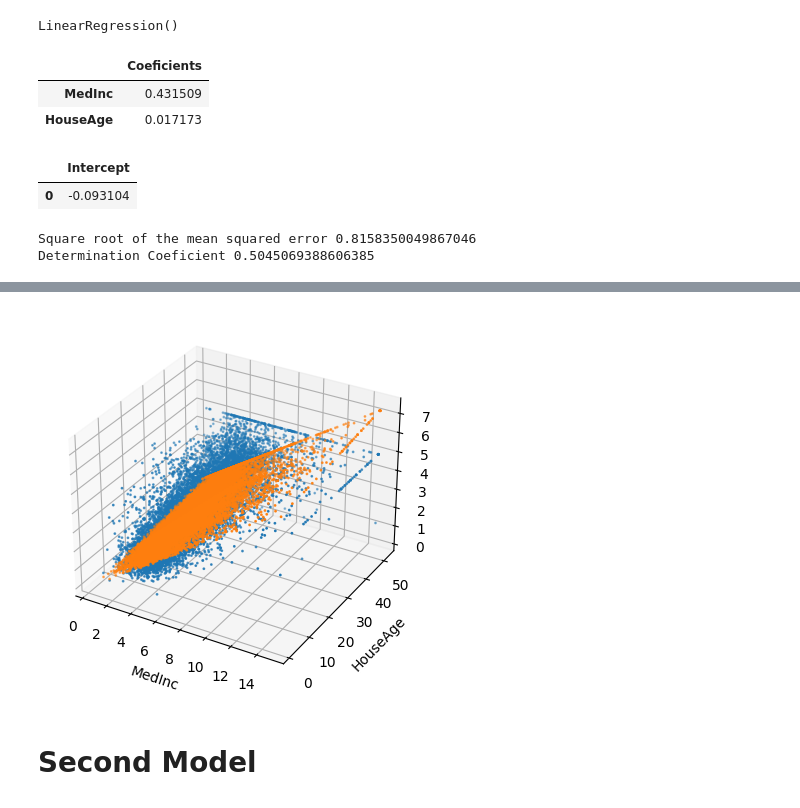
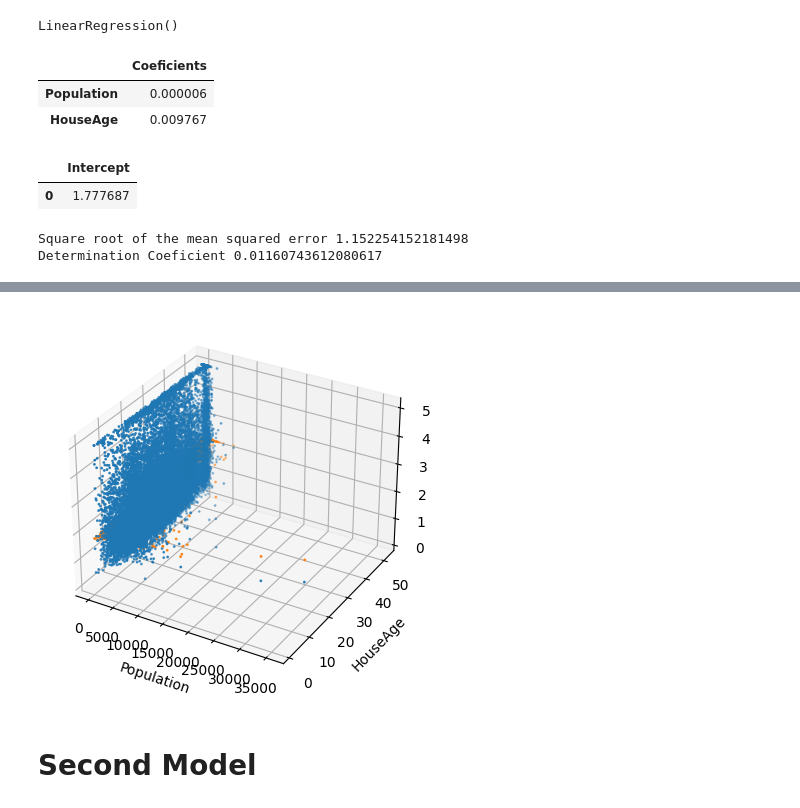
Before and after one commit to agudovitoria/saturdays-ai-2024, a Jupyter notebook: linear_regression.ipynb, the cells around one changed output, grey strips where cells are left out. Cells and saved outputs as stored; diff of their text form; code cells hidden in the pictures.

```diff
--- a/linear_regression.ipynb
+++ b/linear_regression.ipynb
@@ -81,10 +81,15 @@ df.describe()
 [figure]
 # %% [markdown]
 # First Model:
+# %%
+
+x_axys = "Population"
+y_axys = "HouseAge"
+z_axys = "median_house_value"
 # %%
 # Select some features
-X = df[["MedInc","HouseAge"]]
-Y = df["median_house_value"]
+X = df[[x_axys, y_axys]]
+Y = df[z_axys]
 
 # Split the data into test and train
 X_train, X_test, Y_train, Y_test = train_test_split(X,Y, test_size=0.2, random_state=9)
@@ -102,15 +107,15 @@ reg.coef_
 pd.DataFrame(reg.coef_, index=X.columns, columns =["Coeficients"])
 # %% [output]
 |  | Coeficients |
-| MedInc | 0.431509 |
-| HouseAge | 0.017173 |
+| Population | 0.000006 |
+| HouseAge | 0.009767 |
 # %%
 # Determine the intecept of the model
 reg.intercept_
 pd.DataFrame([reg.intercept_], columns =["Intercept"])
 # %% [output]
 |  | Intercept |
-| 0 | -0.093104 |
+| 0 | 1.777687 |
 # %%
 #y = 0.431509*MedInc + 0.017173*HouseAge + -0.093104
 # %%
@@ -132,8 +137,8 @@ print("Square root of the mean squared error",test_rmse)
 # The closer to one the better
 print("Determination Coeficient",test_r2sc)
 # %% [output]
-Square root of the mean squared error 0.8158350049867046
-Determination Coeficient 0.5045069388606385
+Square root of the mean squared error 1.152254152181498
+Determination Coeficient 0.01160743612080617
 # %%
 # Save the model into a file
 with open("linear_regression_model_1.pkl","wb") as f:
@@ -148,11 +153,11 @@ with open("linear_regression_model_1.pkl","wb") as f:
 # 3D visualization
 fig = plt.figure()
 ax = fig.add_subplot(111,projection='3d')
-ax.scatter(X.MedInc,X.HouseAge, Y, s=1)
-ax.scatter(X.MedInc, X.HouseAge, reg.predict(X), s=1)
-ax.set_xlabel("MedInc")
-ax.set_ylabel("HouseAge")
-ax.set_zlabel("median_house_value")
+ax.scatter(X[x_axys],X[y_axys], Y, s=1)
+ax.scatter(X[x_axys], X[y_axys], reg.predict(X), s=1)
+ax.set_xlabel(x_axys)
+ax.set_ylabel(y_axys)
+ax.set_zlabel(z_axys)
 plt.show()
 #ax.plot_trisurf(X.LSTAT, X.RM, reg.predict(X),linewidth=0,color='orange')
 # %% [output]
@@ -167,4 +164,4 @@ plt.show()
-[figure, old version]
+[figure, new version]
 # %% [markdown]
 # Second Model
 # %%
```
Also changed, not shown: parts of 2 cells of this notebook.
